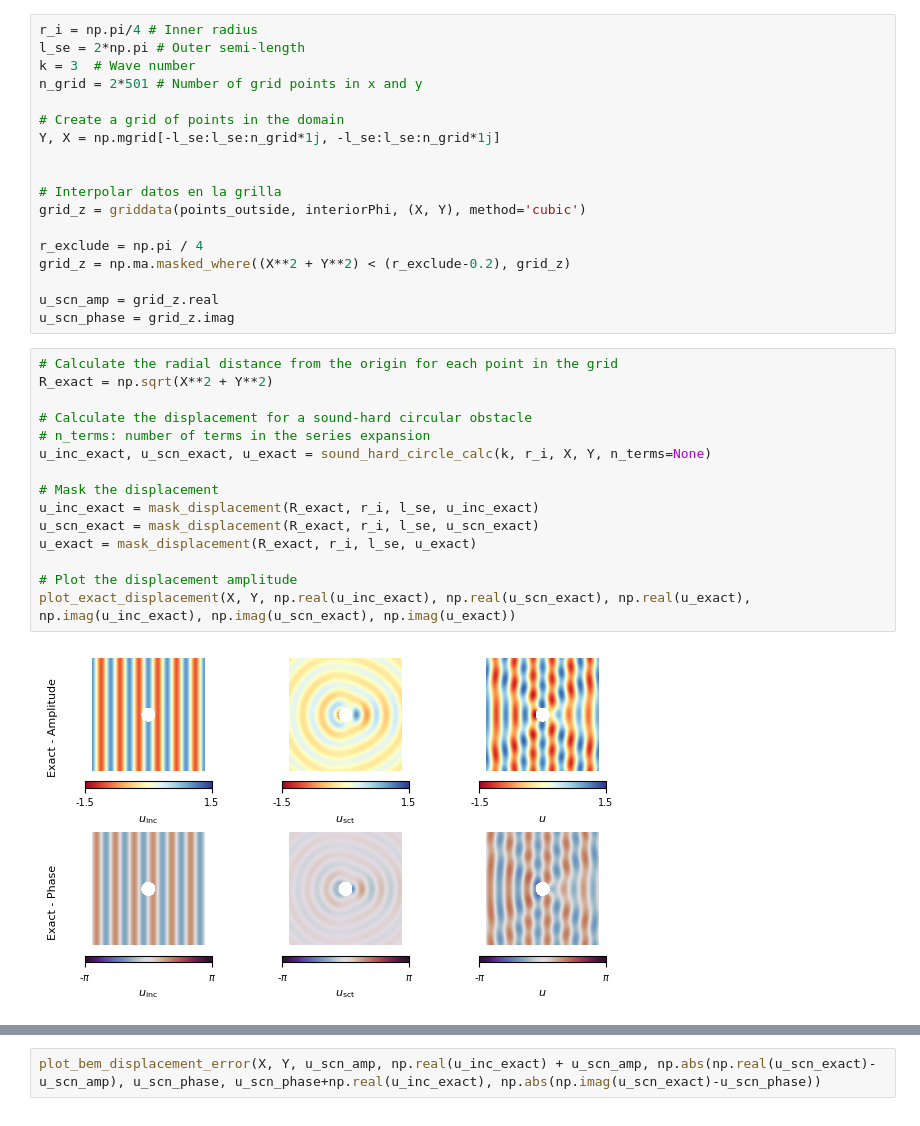
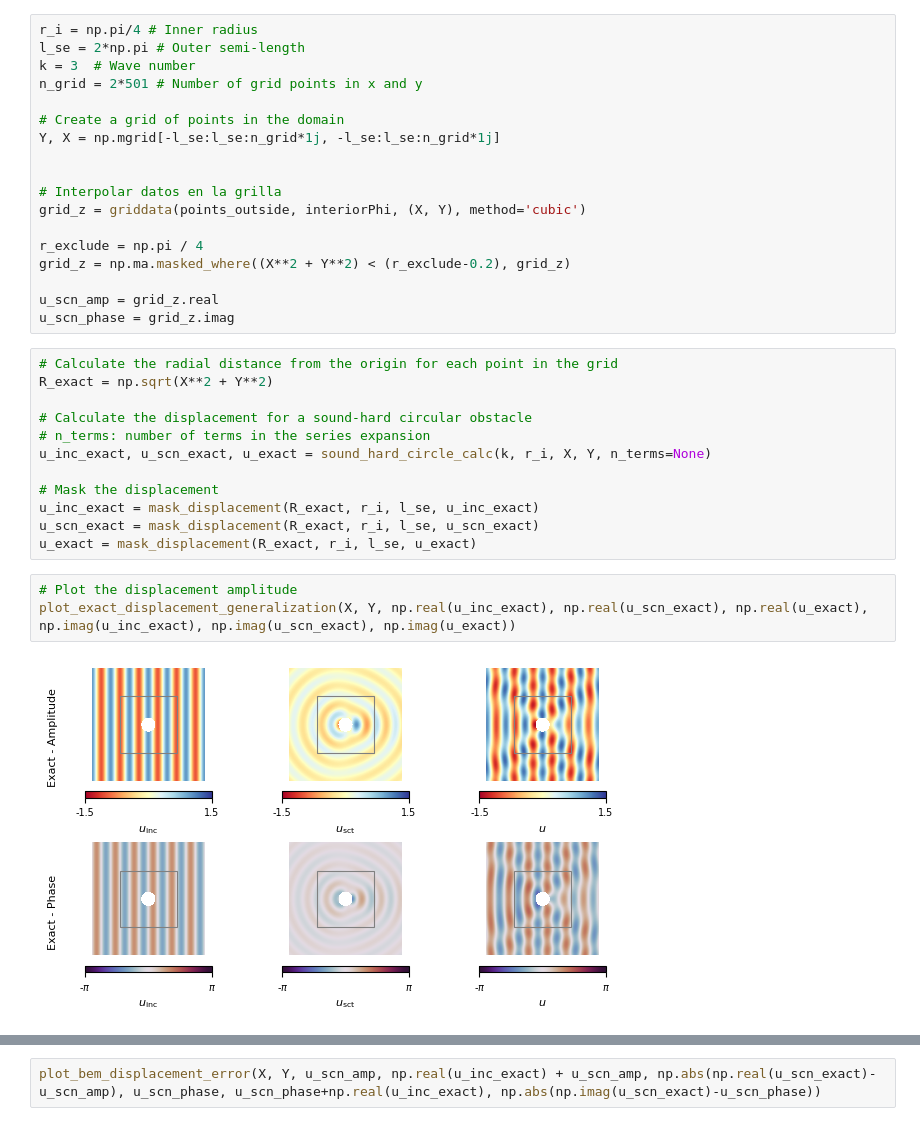
Before and after one commit to oscar-rincon/comparative-bem-pinns, a Jupyter notebook: main/bem/generalization_bem.ipynb, the cells around one changed output, grey strips where cells are left out. Saved outputs shown, nothing was run; the diff lists cells and outputs as text.

```diff
--- a/main/bem/generalization_bem.ipynb
+++ b/main/bem/generalization_bem.ipynb
@@ -206,9 +208,9 @@ u_inc_exact, u_scn_exact, u_exact = sound_hard_circle_calc(k, r_i, X, Y, n_terms
 u_inc_exact = mask_displacement(R_exact, r_i, l_se, u_inc_exact)
 u_scn_exact = mask_displacement(R_exact, r_i, l_se, u_scn_exact)
 u_exact = mask_displacement(R_exact, r_i, l_se, u_exact)
-
-# Plot the displacement amplitude
-plot_exact_displacement(X, Y, np.real(u_inc_exact), np.real(u_scn_exact), np.real(u_exact), np.imag(u_inc_exact), np.imag(u_scn_exact), np.imag(u_exact))
-# %% [output]
-[figure, removed]
+# %%
+# Plot the displacement amplitude
+plot_exact_displacement_generalization(X, Y, np.real(u_inc_exact), np.real(u_scn_exact), np.real(u_exact), np.imag(u_inc_exact), np.imag(u_scn_exact), np.imag(u_exact))
+# %% [output]
+[figure, added]
 # %%
```
Also changed, not shown: parts of 2 cells of this notebook, 4 other files.
